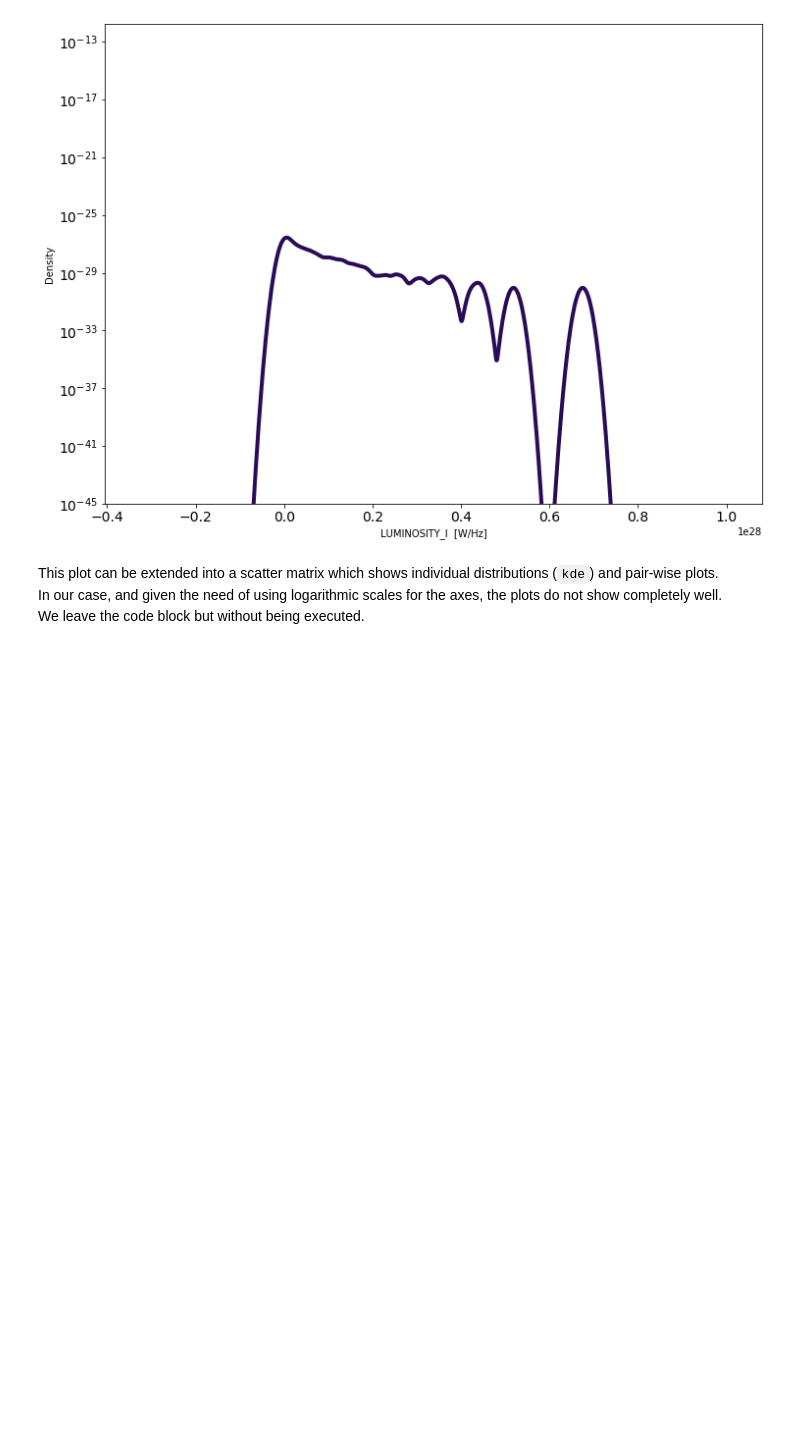
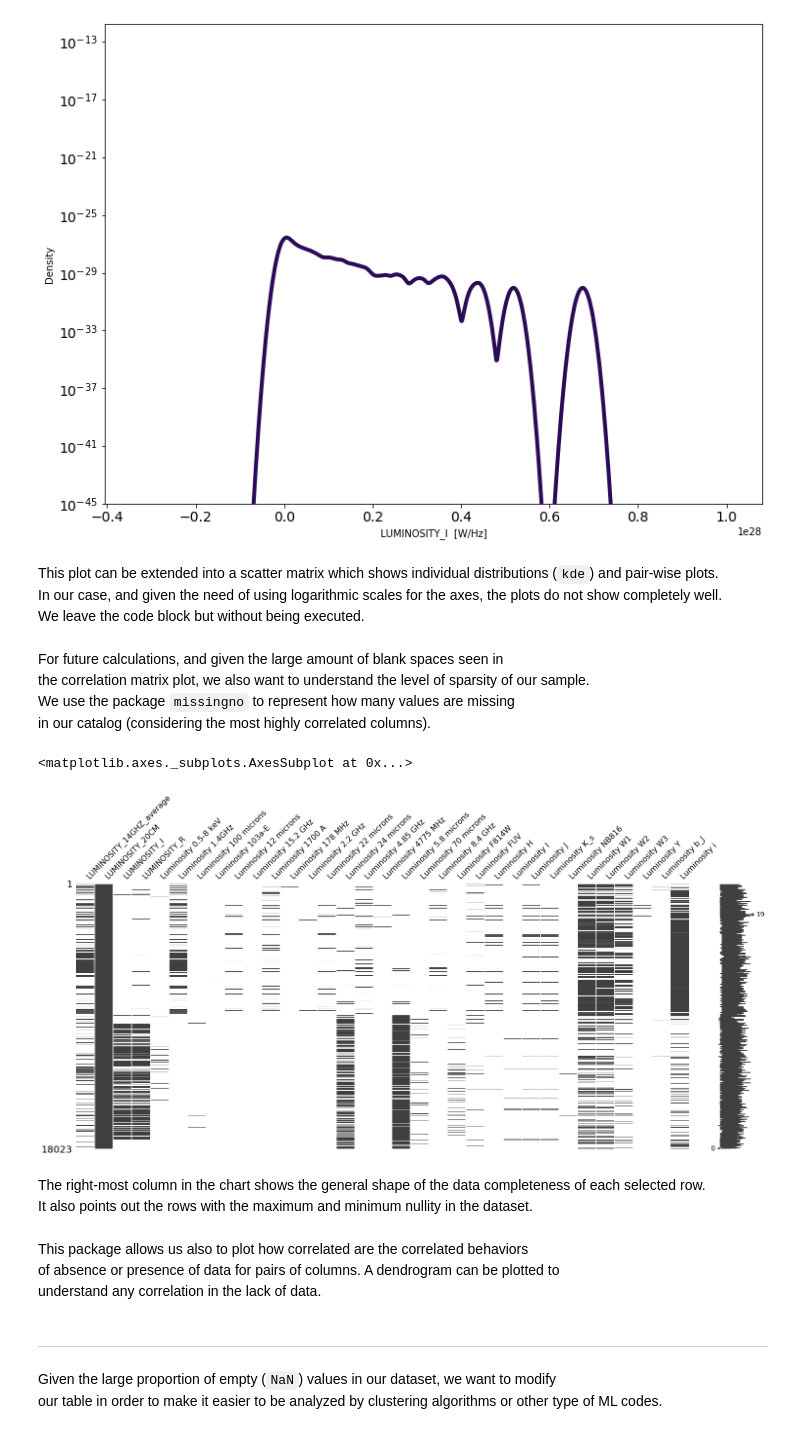
Before and after one commit to racarvajal/work_notes, a Jupyter notebook: Analyze_high_z_cat.ipynb, the cells around one changed output. Drawn from its saved outputs; the diff is of its cells as text; code cells hidden in the pictures; blank space fills up the shorter version.

```diff
--- a/Analyze_high_z_cat.ipynb
+++ b/Analyze_high_z_cat.ipynb
@@ -533,3 +536,22 @@ We leave the code block but without being executed.
 #     for j, ax in enumerate(axs):
 #         ax.set_xscale('symlog')
 #         ax.set_yscale('symlog')
+# %% [markdown]
+For future calculations, and given the large amount of blank spaces seen in
+the correlation matrix plot, we also want to understand the level of sparsity of our sample.
+We use the package `missingno` to represent how many values are missing
+in our catalog (considering the most highly correlated columns).
+# %%
+used_data = pd.DataFrame(lums_catalog_df[cols_high_corr])
+# %%
+msno.matrix(used_data)
+# %% [output]
+<matplotlib.axes._subplots.AxesSubplot at 0x...>
+[figure, added]
+# %% [markdown]
+The right-most column in the chart shows the general shape of the data completeness of each selected row.
+It also points out the rows with the maximum and minimum nullity in the dataset.
+# %% [markdown]
+This package allows us also to plot how correlated are the correlated behaviors
+of absence or presence of data for pairs of columns. A dendrogram can be plotted to
+understand any correlation in the lack of data.
@@ -535,0 +560,5 @@ We leave the code block but without being executed.
+# %% [markdown]
+---
+# %% [markdown]
+Given the large proportion of empty (`NaN`) values in our dataset, we want to modify
+our table in order to make it easier to be analyzed by clustering algorithms or other type of ML codes.
```
Also changed, not shown: parts of 31 cells of this notebook.
